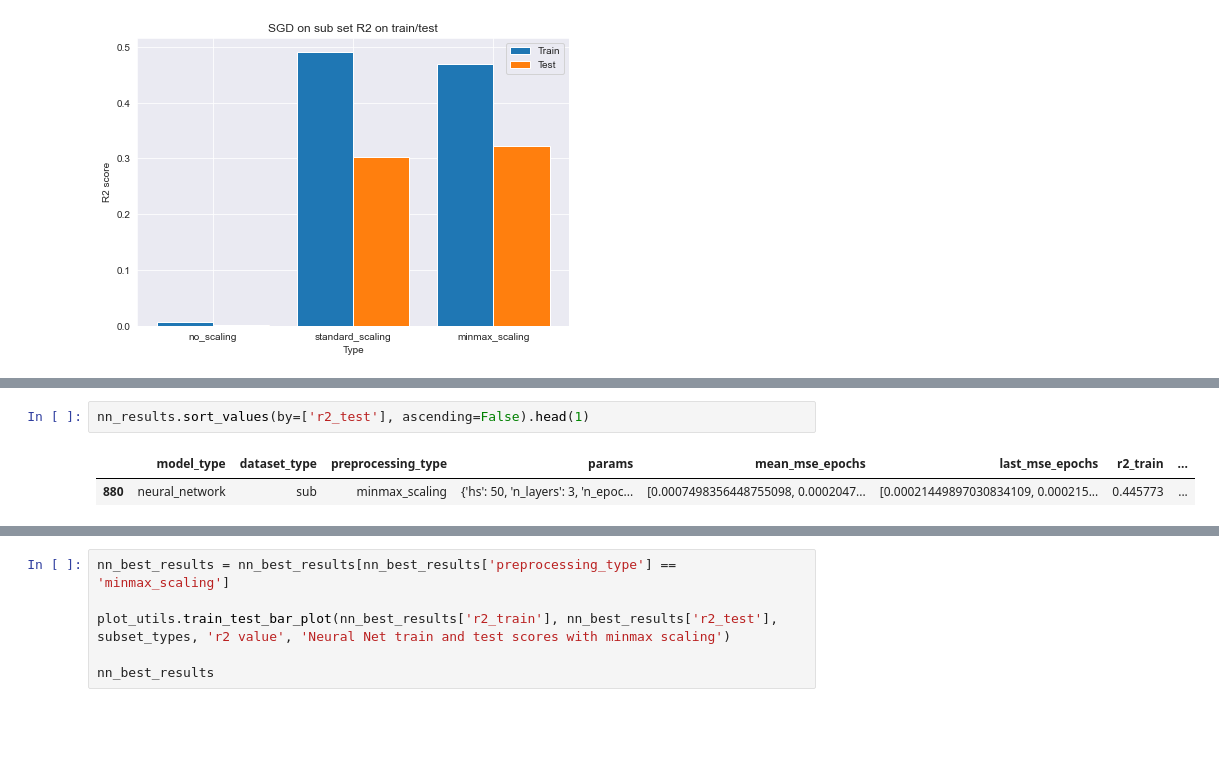
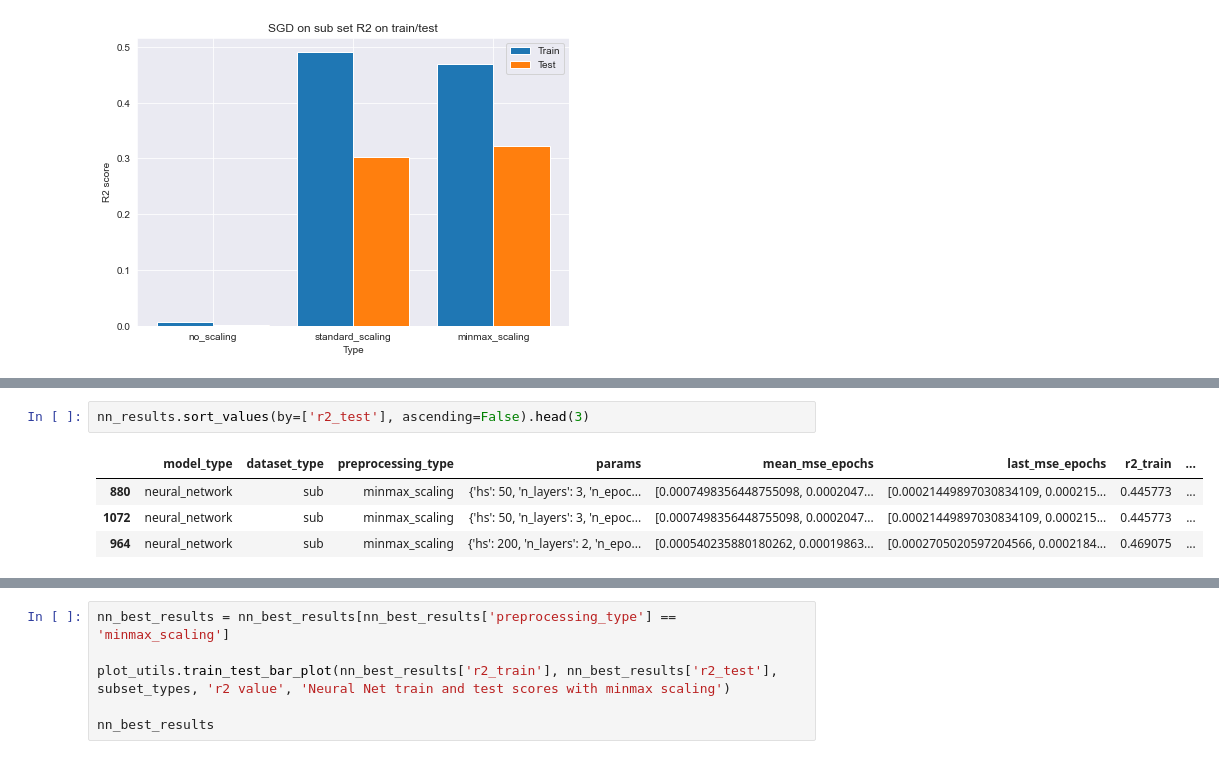
Before and after one commit to burububbu/context-aware-analysis, a Jupyter notebook: results_analysis.ipynb, the cells around one changed output, grey strips where cells are left out. Saved outputs shown, nothing was run; the diff lists cells and outputs as text; blank space fills up the shorter version.

```diff
--- a/results_analysis.ipynb
+++ b/results_analysis.ipynb
@@ -97,5 +228,7 @@ Training neural network: 1092 results
 # %%
-nn_results.sort_values(by=['r2_test'], ascending=False).head(1)
+nn_results.sort_values(by=['r2_test'], ascending=False).head(3)
 # %% [output]
 |  | model_type | dataset_type | preprocessing_type | params | mean_mse_epochs | last_mse_epochs | r2_train | ... |
 | 880 | neural_network | sub | minmax_scaling | {'hs': 50, 'n_layers': 3, 'n_epoc... | [0.0007498356448755098, 0.0002047... | [0.00021449897030834109, 0.000215... | 0.445773 | ... |
+| 1072 | neural_network | sub | minmax_scaling | {'hs': 50, 'n_layers': 3, 'n_epoc... | [0.0007498356448755098, 0.0002047... | [0.00021449897030834109, 0.000215... | 0.445773 | ... |
+| 964 | neural_network | sub | minmax_scaling | {'hs': 200, 'n_layers': 2, 'n_epo... | [0.000540235880180262, 0.00019863... | [0.0002705020597204566, 0.0002184... | 0.469075 | ... |
```
Also changed, not shown: parts of 37 cells of this notebook.
